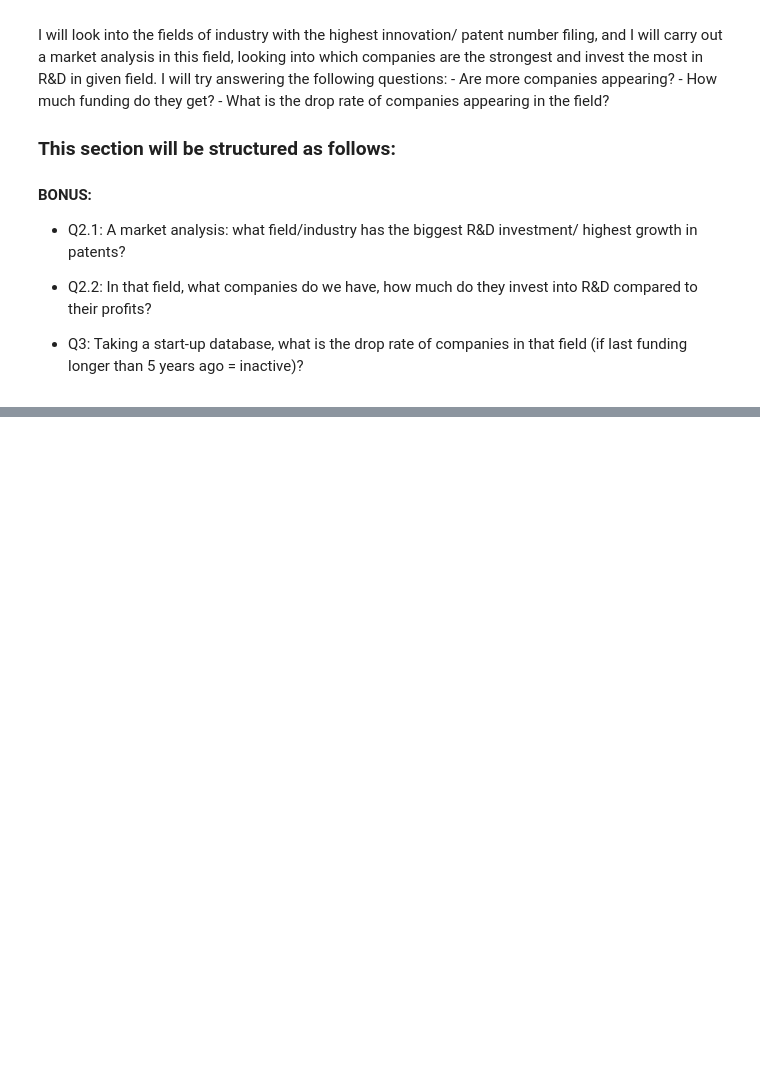
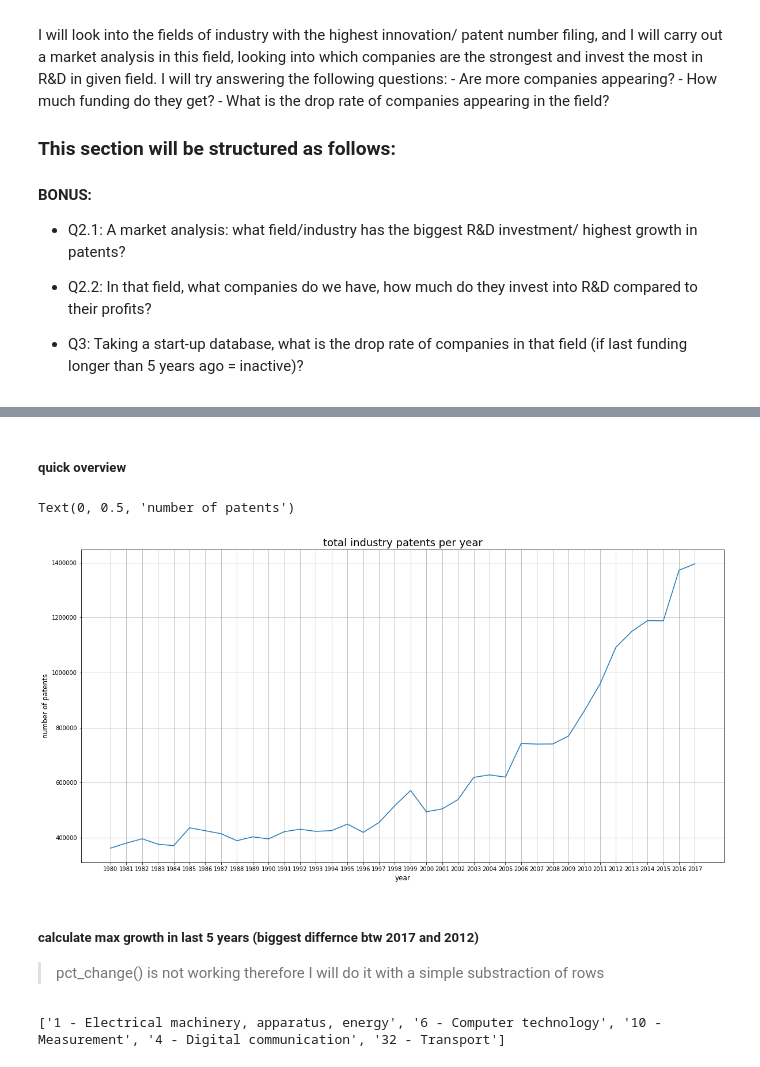
Before and after one commit to FHnt97/Project-Week-8-Final-Project, a Jupyter notebook: your-project/01_code/03_BONUS.ipynb, the cells around one changed output, grey strips where cells are left out. Drawn from its saved outputs; the diff is of its cells as text; code cells hidden in the pictures; blank space fills up the shorter version.

```diff
--- a/your-project/01_code/03_BONUS.ipynb
+++ b/your-project/01_code/03_BONUS.ipynb
@@ -49,0 +58,5 @@ from sklearn import preprocessing
+# %%
+# look at patents per industry and country over time
+# another panel data
+df = pd.read_csv("../00_data/00_clean_datasets/Q1/patents_by_industry.csv", index_col=0)
+df.drop("country name", axis=1, inplace=True)
@@ -49,0 +67,7 @@ from sklearn import preprocessing
+# %%
+# set index to see wolrdwide patterns in market
+df = df.groupby("industry").sum()
+# %%
+# transpose to plot better
+dft = df.transpose()
+dft.drop("Unknown", axis=1, inplace=True)
@@ -49,0 +84,33 @@ from sklearn import preprocessing
+# %% [markdown]
+##### quick overview
+# %%
+# numeber of total industry patents over time
+# sublot definition
+f, ax = plt.subplots(figsize=(20, 10))
+
+# plot function
+plt.plot(dft.sum(axis=1))
+
+# style changes
+plt.grid(axis="both")
+
+# labeling
+plt.title("total industry patents per year", fontsize=18)
+plt.xlabel("year", fontsize=12)
+plt.ylabel("number of patents", fontsize=12)
+# %% [output]
+Text(0, 0.5, 'number of patents')
+[figure, added]
+# %% [markdown]
+##### calculate max growth in last 5 years (biggest differnce btw 2017 and 2012)
+
+> pct_change() is not working therefore I will do it with a simple substraction of rows
+# %%
+# select row 2017 and subtract row for 2012
+# the sort values and turn to DF
+growth = pd.DataFrame(dft.iloc[37]-dft.iloc[37-5]).sort_values(by=0, ascending=False)
+# select top 5 industries and make to list for plotting
+lst = growth[:5].index.to_list()
+print(lst)
+# %% [output]
+['1 - Electrical machinery, apparatus, energy', '6 - Computer technology', '10 - Measurement', '4 - Digital communication', '32 - Transport']
```
Also changed, not shown: parts of 27 cells of this notebook.
